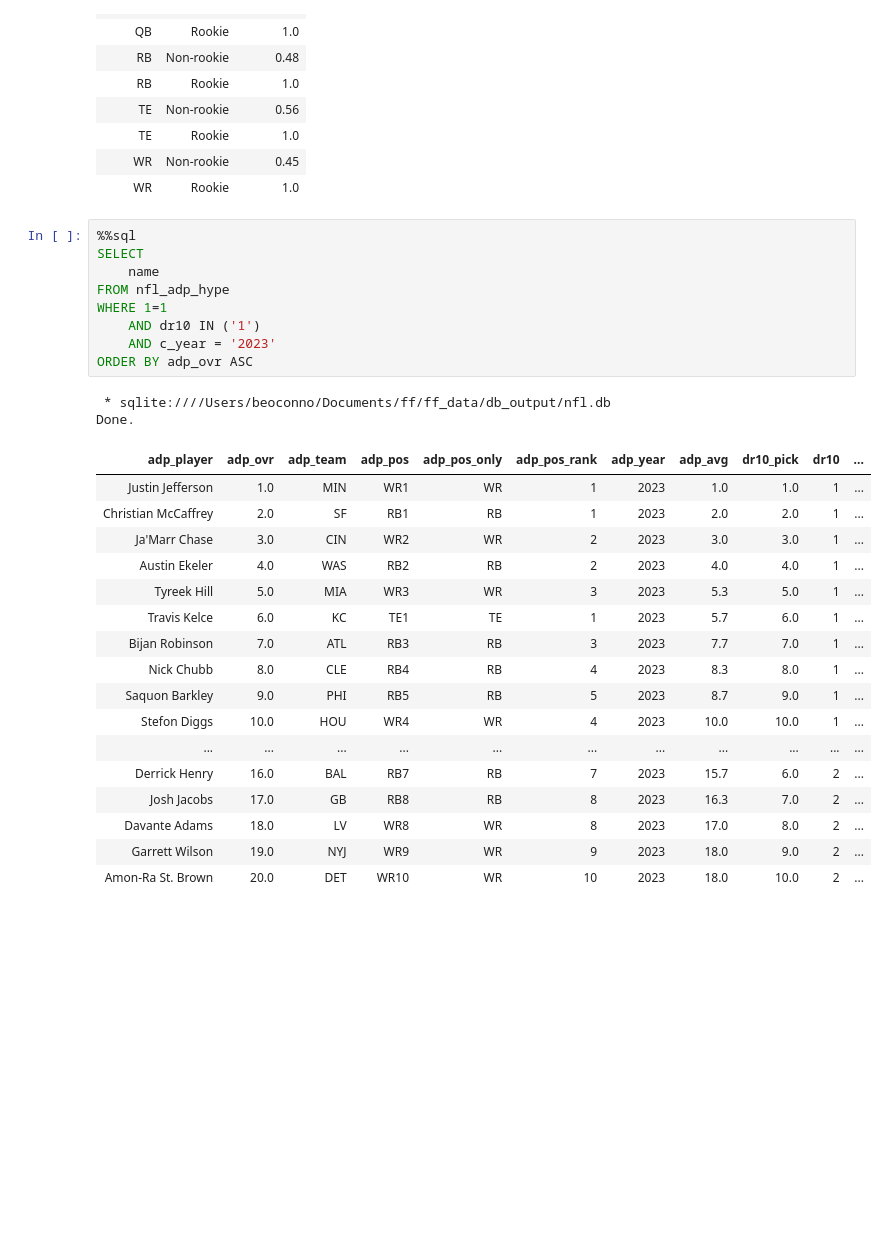
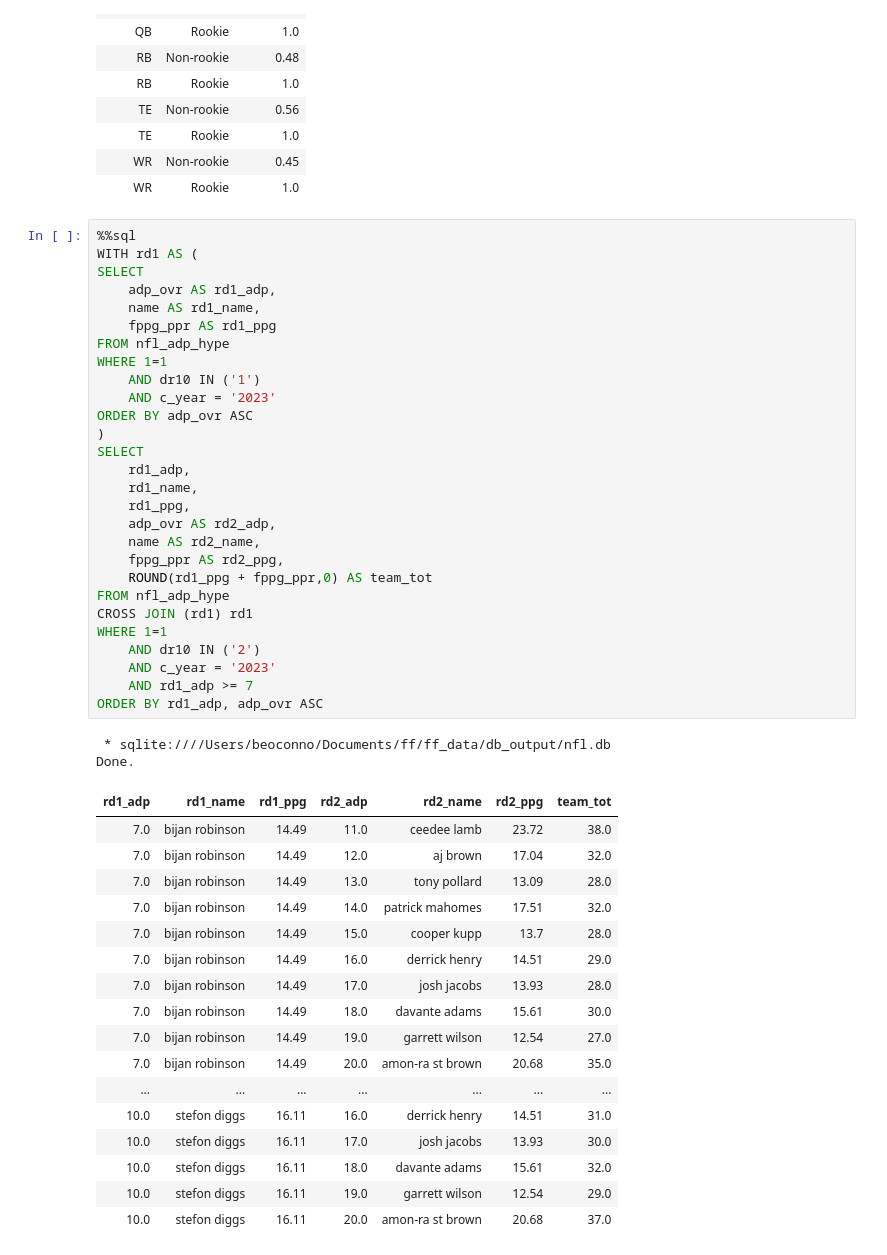
Before and after one commit to uobeno/ff_data, a Jupyter notebook: notebooks/nfl/IntroNotebook.ipynb, the cells around one changed output. Drawn from its saved outputs; the diff is of its cells as text; blank space fills up the shorter version.

```diff
--- a/notebooks/nfl/IntroNotebook.ipynb
+++ b/notebooks/nfl/IntroNotebook.ipynb
@@ -1605,30 +1576,49 @@ Done.
 | WR | Rookie | 1.0 |
 # %%
 %%sql
+WITH rd1 AS (
 SELECT
-    name
+    adp_ovr AS rd1_adp,
+    name AS rd1_name,
+    fppg_ppr AS rd1_ppg
 FROM nfl_adp_hype
 WHERE 1=1
     AND dr10 IN ('1')
     AND c_year = '2023'
 ORDER BY adp_ovr ASC
+)
+SELECT
+    rd1_adp,
+    rd1_name,
+    rd1_ppg,
+    adp_ovr AS rd2_adp,
+    name AS rd2_name,
+    fppg_ppr AS rd2_ppg,
+    ROUND(rd1_ppg + fppg_ppr,0) AS team_tot
+FROM nfl_adp_hype
+CROSS JOIN (rd1) rd1
+WHERE 1=1
+    AND dr10 IN ('2')
+    AND c_year = '2023'
+    AND rd1_adp >= 7
+ORDER BY rd1_adp, adp_ovr ASC
 # %% [output]
  * sqlite:////Users/beoconno/Documents/ff/ff_data/db_output/nfl.db
 Done.
-| adp_player | adp_ovr | adp_team | adp_pos | adp_pos_only | adp_pos_rank | adp_year | adp_avg | dr10_pick | dr10 | ... |
-| Justin Jefferson | 1.0 | MIN | WR1 | WR | 1 | 2023 | 1.0 | 1.0 | 1 | ... |
-| Christian McCaffrey | 2.0 | SF | RB1 | RB | 1 | 2023 | 2.0 | 2.0 | 1 | ... |
-| Ja'Marr Chase | 3.0 | CIN | WR2 | WR | 2 | 2023 | 3.0 | 3.0 | 1 | ... |
-| Austin Ekeler | 4.0 | WAS | RB2 | RB | 2 | 2023 | 4.0 | 4.0 | 1 | ... |
-| Tyreek Hill | 5.0 | MIA | WR3 | WR | 3 | 2023 | 5.3 | 5.0 | 1 | ... |
-| Travis Kelce | 6.0 | KC | TE1 | TE | 1 | 2023 | 5.7 | 6.0 | 1 | ... |
-| Bijan Robinson | 7.0 | ATL | RB3 | RB | 3 | 2023 | 7.7 | 7.0 | 1 | ... |
-| Nick Chubb | 8.0 | CLE | RB4 | RB | 4 | 2023 | 8.3 | 8.0 | 1 | ... |
-| Saquon Barkley | 9.0 | PHI | RB5 | RB | 5 | 2023 | 8.7 | 9.0 | 1 | ... |
-| Stefon Diggs | 10.0 | HOU | WR4 | WR | 4 | 2023 | 10.0 | 10.0 | 1 | ... |
-| ... | ... | ... | ... | ... | ... | ... | ... | ... | ... | ... |
-| Derrick Henry | 16.0 | BAL | RB7 | RB | 7 | 2023 | 15.7 | 6.0 | 2 | ... |
-| Josh Jacobs | 17.0 | GB | RB8 | RB | 8 | 2023 | 16.3 | 7.0 | 2 | ... |
-| Davante Adams | 18.0 | LV | WR8 | WR | 8 | 2023 | 17.0 | 8.0 | 2 | ... |
-| Garrett Wilson | 19.0 | NYJ | WR9 | WR | 9 | 2023 | 18.0 | 9.0 | 2 | ... |
-| Amon-Ra St. Brown | 20.0 | DET | WR10 | WR | 10 | 2023 | 18.0 | 10.0 | 2 | ... |
+| rd1_adp | rd1_name | rd1_ppg | rd2_adp | rd2_name | rd2_ppg | team_tot |
+| 7.0 | bijan robinson | 14.49 | 11.0 | ceedee lamb | 23.72 | 38.0 |
+| 7.0 | bijan robinson | 14.49 | 12.0 | aj brown | 17.04 | 32.0 |
+| 7.0 | bijan robinson | 14.49 | 13.0 | tony pollard | 13.09 | 28.0 |
+| 7.0 | bijan robinson | 14.49 | 14.0 | patrick mahomes | 17.51 | 32.0 |
+| 7.0 | bijan robinson | 14.49 | 15.0 | cooper kupp | 13.7 | 28.0 |
+| 7.0 | bijan robinson | 14.49 | 16.0 | derrick henry | 14.51 | 29.0 |
+| 7.0 | bijan robinson | 14.49 | 17.0 | josh jacobs | 13.93 | 28.0 |
+| 7.0 | bijan robinson | 14.49 | 18.0 | davante adams | 15.61 | 30.0 |
+| 7.0 | bijan robinson | 14.49 | 19.0 | garrett wilson | 12.54 | 27.0 |
+| 7.0 | bijan robinson | 14.49 | 20.0 | amon-ra st brown | 20.68 | 35.0 |
+| ... | ... | ... | ... | ... | ... | ... |
+| 10.0 | stefon diggs | 16.11 | 16.0 | derrick henry | 14.51 | 31.0 |
+| 10.0 | stefon diggs | 16.11 | 17.0 | josh jacobs | 13.93 | 30.0 |
+| 10.0 | stefon diggs | 16.11 | 18.0 | davante adams | 15.61 | 32.0 |
+| 10.0 | stefon diggs | 16.11 | 19.0 | garrett wilson | 12.54 | 29.0 |
+| 10.0 | stefon diggs | 16.11 | 20.0 | amon-ra st brown | 20.68 | 37.0 |
```
Also changed, not shown: parts of 10 cells of this notebook, 3 other files.
